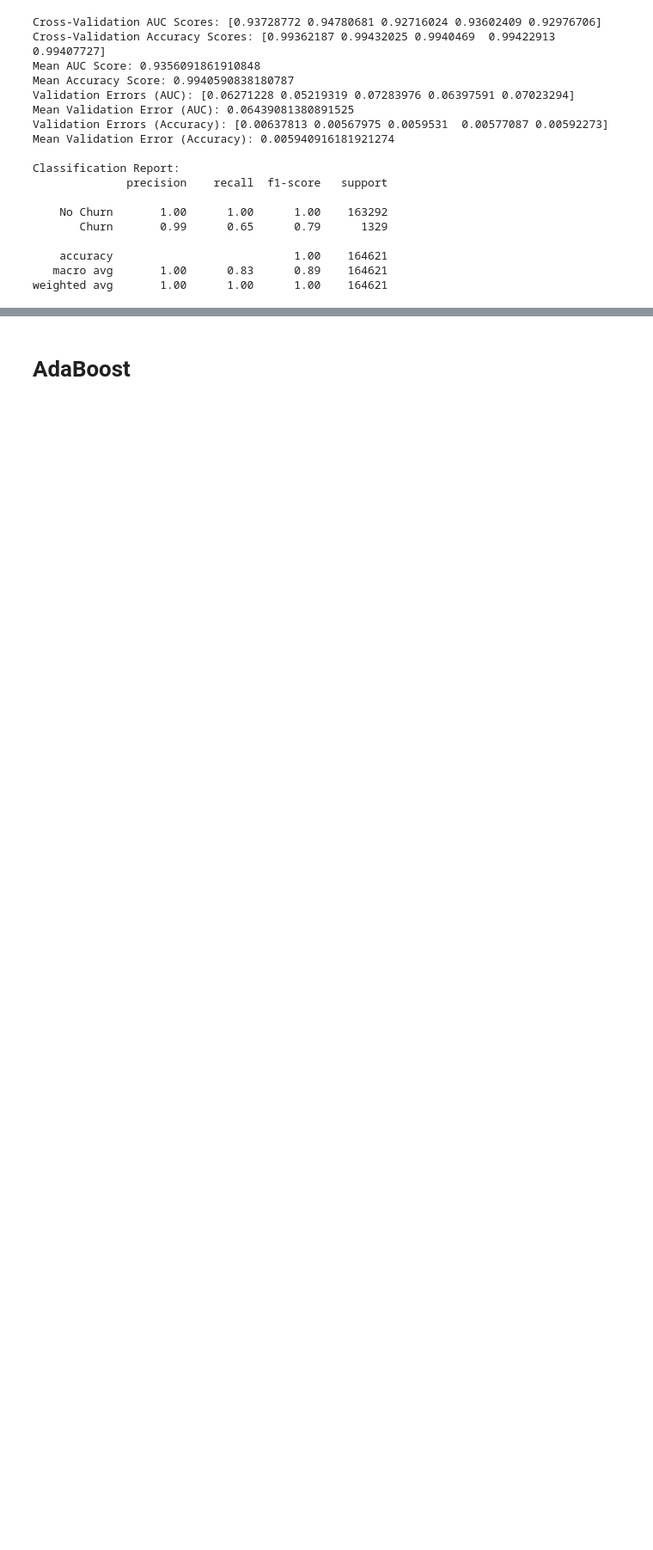
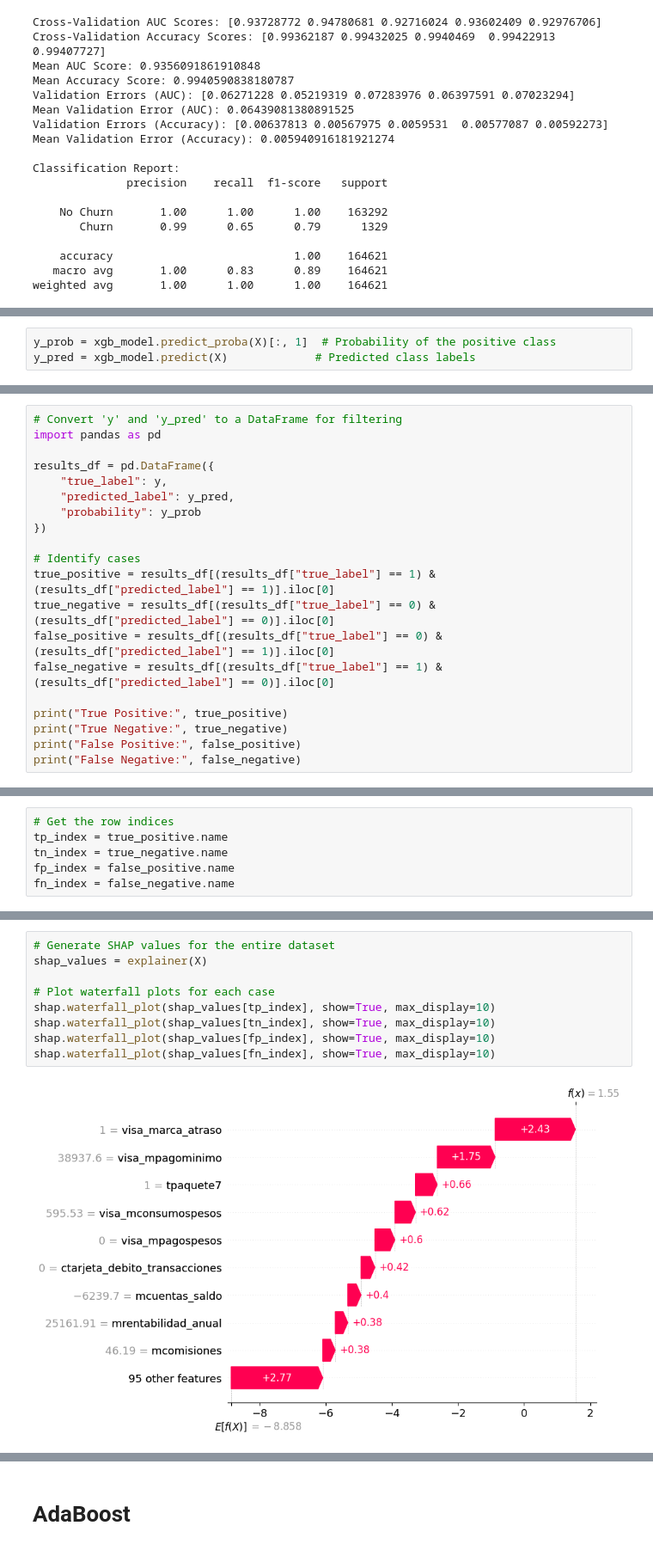
Before and after one commit to fedehofmann/uba-assessment-churn-prediction, a Jupyter notebook: notebooks/02_feature_engineering.ipynb, the cells around one changed output, grey strips where cells are left out. Shown at 86% size. Cells and saved outputs as stored; diff of their text form; blank space fills up the shorter version.

```diff
--- a/notebooks/02_feature_engineering.ipynb
+++ b/notebooks/02_feature_engineering.ipynb
@@ -254,0 +298,3 @@ weighted avg       1.00      1.00      1.00    164621
+# %%
+y_prob = xgb_model.predict_proba(X)[:, 1]  # Probability of the positive class
+y_pred = xgb_model.predict(X)             # Predicted class labels
@@ -254,0 +317,20 @@ weighted avg       1.00      1.00      1.00    164621
+# %%
+# Convert 'y' and 'y_pred' to a DataFrame for filtering
+import pandas as pd
+
+results_df = pd.DataFrame({
+    "true_label": y,
+    "predicted_label": y_pred,
+    "probability": y_prob
+})
+
+# Identify cases
+true_positive = results_df[(results_df["true_label"] == 1) & (results_df["predicted_label"] == 1)].iloc[0]
+true_negative = results_df[(results_df["true_label"] == 0) & (results_df["predicted_label"] == 0)].iloc[0]
+false_positive = results_df[(results_df["true_label"] == 0) & (results_df["predicted_label"] == 1)].iloc[0]
+false_negative = results_df[(results_df["true_label"] == 1) & (results_df["predicted_label"] == 0)].iloc[0]
+
+print("True Positive:", true_positive)
+print("True Negative:", true_negative)
+print("False Positive:", false_positive)
+print("False Negative:", false_negative)
@@ -254,0 +354,6 @@ weighted avg       1.00      1.00      1.00    164621
+# %%
+# Get the row indices
+tp_index = true_positive.name
+tn_index = true_negative.name
+fp_index = false_positive.name
+fn_index = false_negative.name
@@ -254,0 +424,11 @@ weighted avg       1.00      1.00      1.00    164621
+# %%
+# Generate SHAP values for the entire dataset
+shap_values = explainer(X)
+
+# Plot waterfall plots for each case
+shap.waterfall_plot(shap_values[tp_index], show=True, max_display=10)
+shap.waterfall_plot(shap_values[tn_index], show=True, max_display=10)
+shap.waterfall_plot(shap_values[fp_index], show=True, max_display=10)
+shap.waterfall_plot(shap_values[fn_index], show=True, max_display=10)
+# %% [output]
+[figure, added]
```
Also changed, not shown: parts of 16 cells of this notebook, 3 other files.
